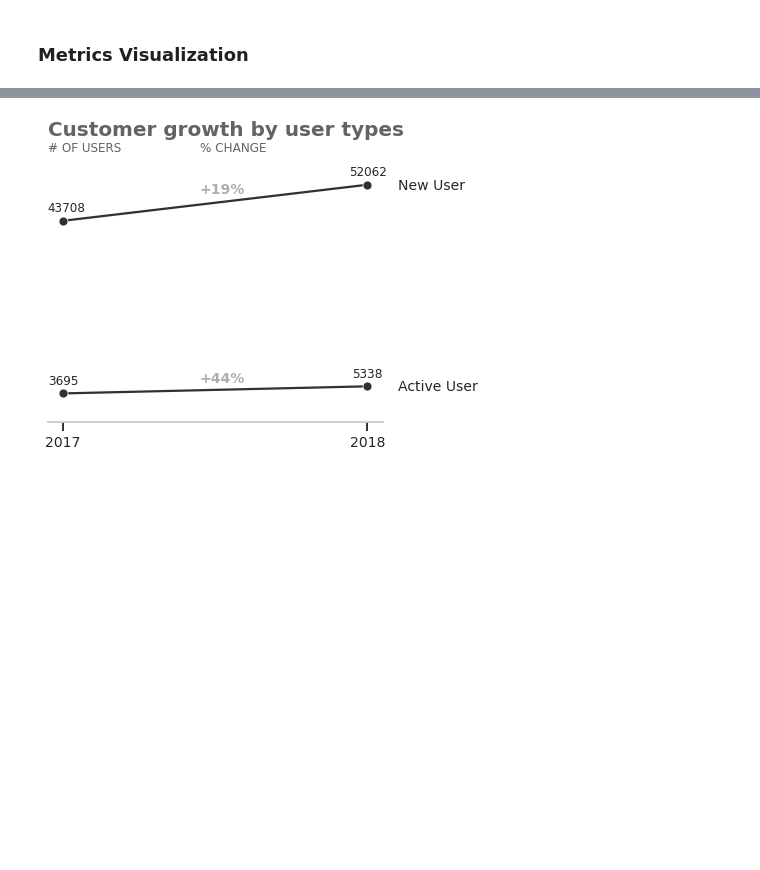
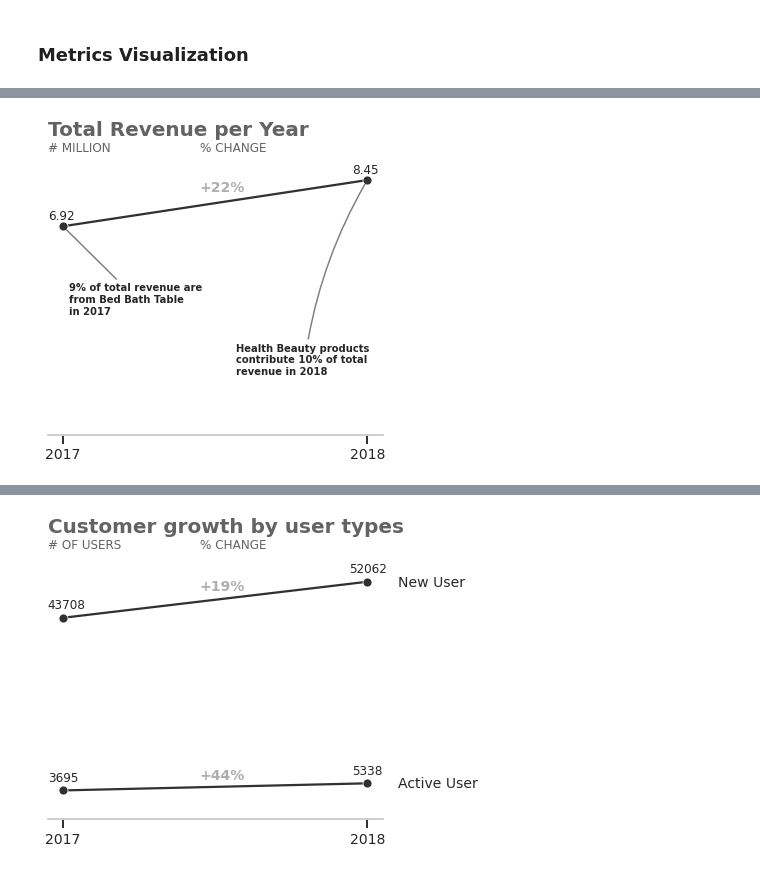
Before and after one commit to irfan-fadhlurrahman/business-performance-analysis, a Jupyter notebook: visualization.ipynb, the cells around one changed output, grey strips where cells are left out. Saved outputs shown, nothing was run; the diff lists cells and outputs as text; code cells hidden in the pictures; blank space fills up the shorter version.

```diff
--- a/visualization.ipynb
+++ b/visualization.ipynb
@@ -5,0 +21,100 @@
+# %%
+data = pd.read_csv("Task_3_table.csv")
+data = data.iloc[1:]
+
+colors_dark = ["#1F1F1F", "#313131", '#636363', '#AEAEAE', '#DADADA']
+sns.set_theme(context="talk", style="whitegrid")
+fig, ax = plt.subplots(1, 1, figsize=(6, 5),
+                                              #dpi=300
+)
+
+sns.lineplot(data=data, x='year', y='total_revenue', ax=ax, marker='o', color=colors_dark[1])
+
+for position in ['top', 'left', 'right']:
+    ax.spines[position].set_visible(False)
+
+ax.axes.yaxis.set_visible(False)
+ax.get_xaxis().tick_bottom()
+
+xmin, xmax = ax.get_xlim()
+ymin, ymax = ax.get_ylim()
+
+ax.annotate(
+    '9% of total revenue are \nfrom Bed Bath Table \nin 2017',
+    xy=(2017, 6.92*10**6), xytext=(2017.02, 4*10**6),
+    fontsize=10,
+    fontweight='bold',
+    arrowprops=dict(arrowstyle="-",color="0.5",
+                            patchB=None,
+                            shrinkB=5,
+                            connectionstyle="arc,rad=0.1",),
+)
+
+ax.annotate(
+    'Health Beauty products \ncontribute 10% of total \nrevenue in 2018',
+    xy=(2018, 8.45*10**6), xytext=(2017.57, 2*10**6),
+    fontsize=10,
+    fontweight='bold',
+    arrowprops=dict(arrowstyle="-",color="0.5",
+                            patchB=None,
+                            shrinkB=5,
+                            connectionstyle="arc3,rad=-0.1",),
+)
+
+ax.text(
+    x=data['year'].iloc[0] - 0.05,
+    y=data['total_revenue'].iloc[0] + 220000,
+    s=round(data['total_revenue'].iloc[0]  / 10**6, 2),
+    fontsize=12,
+)
+
+ax.text(
+    x=data['year'].iloc[-1] - 0.05,
+    y=data['total_revenue'].iloc[-1] + 210000,
+    s=round(data['total_revenue'].iloc[-1]  / 10**6, 2),
+    fontsize=12,
+)
+ax.text(
+    x=data['year'].iloc[-1] - 0.55,
+    y=data['total_revenue'].iloc[-1] - 400000,
+    s='+22%',
+    fontsize=14,
+    fontweight='bold',
+    color=colors_dark[3]
+)
+ax.text(
+    x=xmin,
+    y=xmax * 5000,
+    s='Total Revenue per Year',
+    fontsize=20,
+    fontweight='bold',
+    color=colors_dark[2],
+    va='center',
+    ha='left',
+)
+ax.text(
+    x=xmin,
+    y=xmax * 4700,
+    s='# MILLION',
+    fontsize=12,
+    color=colors_dark[2],
+    va='center',
+    ha='left',
+)
+ax.text(
+    x=xmin + 0.5,
+    y=xmax * 4700,
+    s='% CHANGE',
+    fontsize=12,
+    color=colors_dark[2],
+    va='center',
+    ha='left',
+)
+
+plt.grid(False)
+plt.xlabel('')
+plt.xticks(np.arange(2017, 2018+1, 1), fontsize=14)
+plt.ylim([0, 9000000])
+plt.show()
+# %% [output]
+[figure, added]
```
Also changed, not shown: parts of 9 cells of this notebook, 1 other file.
